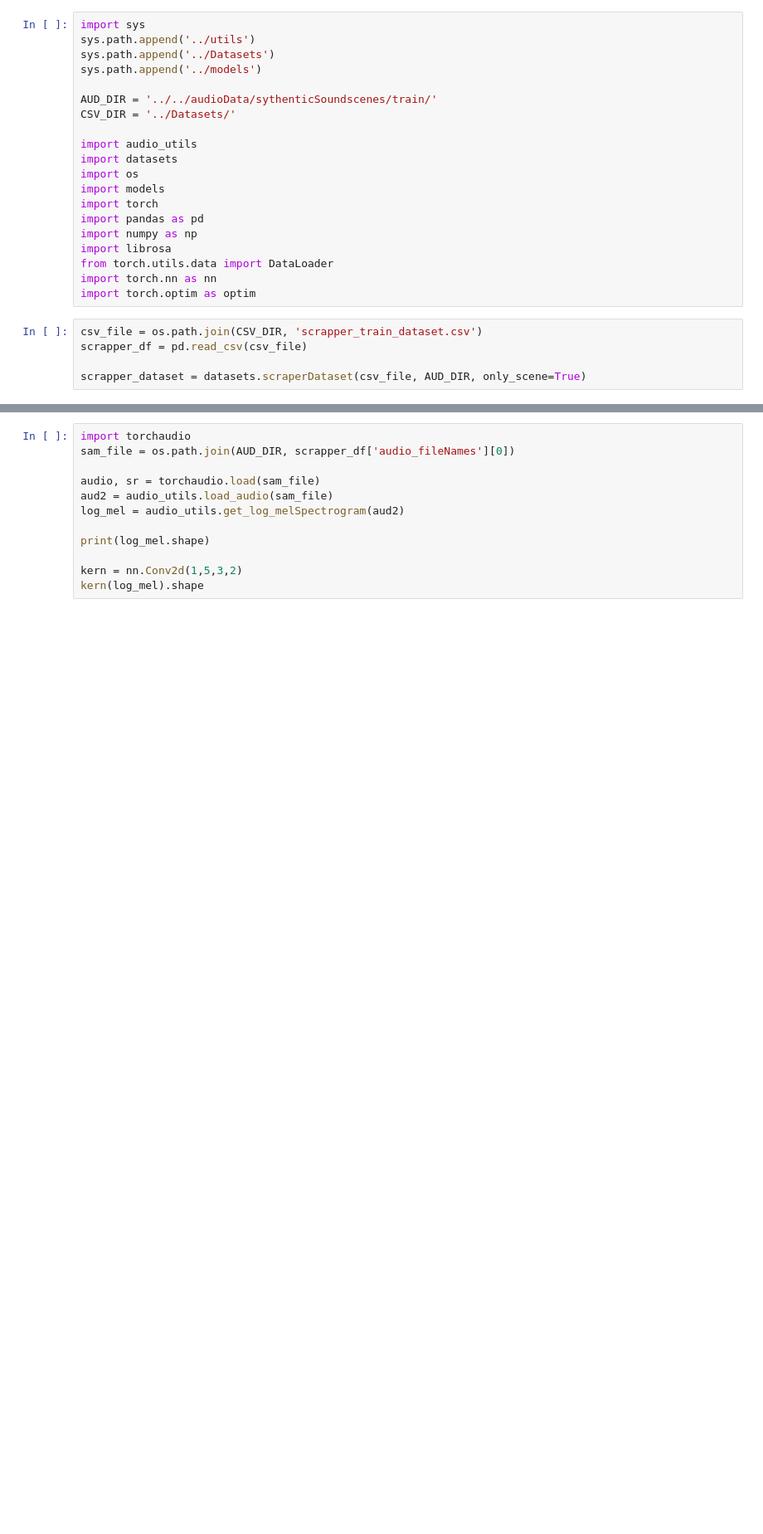
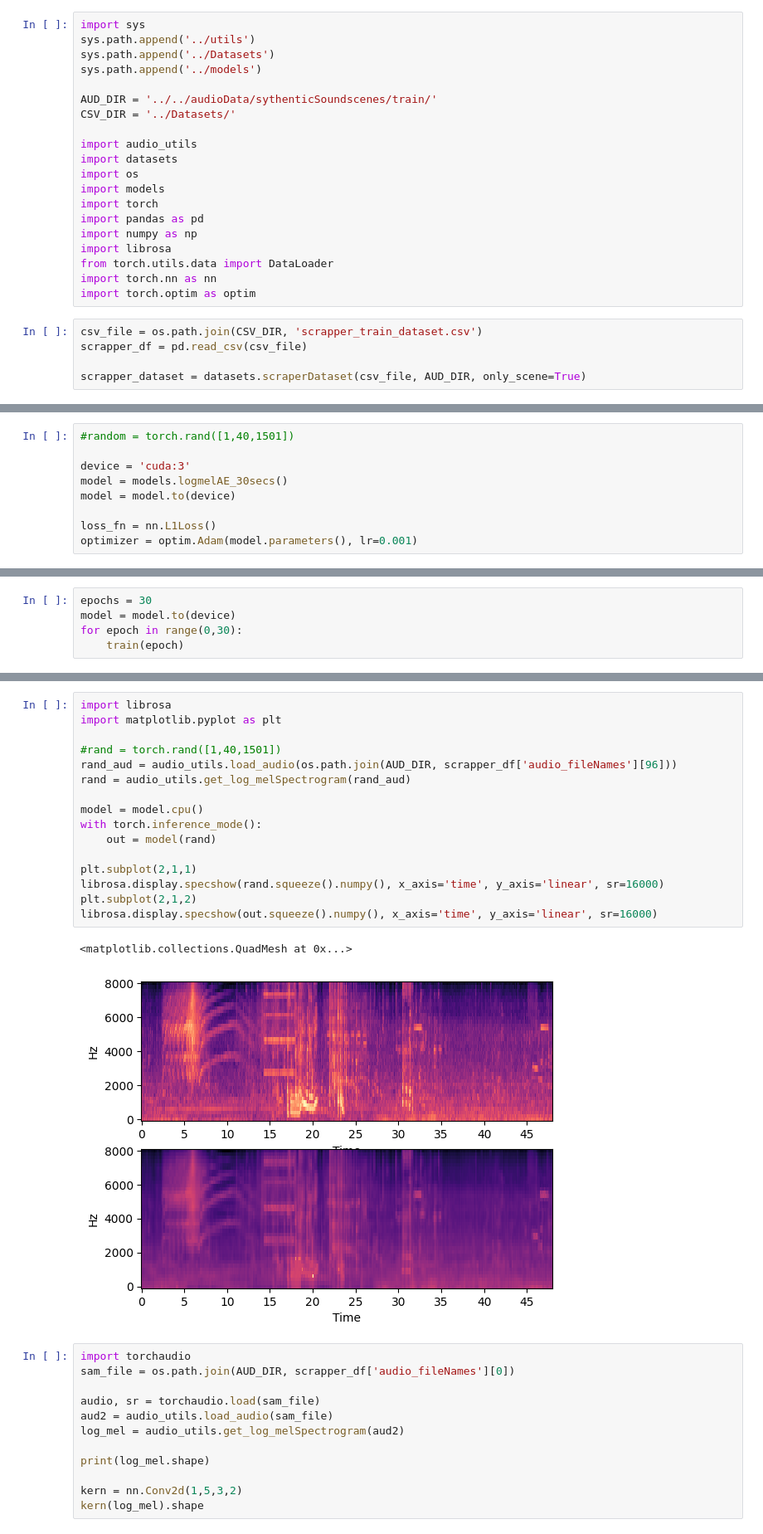
Before and after one commit to darshitttt/ASC_AED_JoinTask, a Jupyter notebook: model_training/AE_training.ipynb, the cells around one changed output, grey strips where cells are left out. Shown at 83% size. Saved outputs shown, nothing was run; the diff lists cells and outputs as text; blank space fills up the shorter version.

Commit message:
Have to rethink the AE model arch

```diff
--- a/model_training/AE_training.ipynb
+++ b/model_training/AE_training.ipynb
@@ -30,0 +30,9 @@ torch.Size([1, 40, 1501])
+# %%
+#random = torch.rand([1,40,1501])
+
+device = 'cuda:3'
+model = models.logmelAE_30secs()
+model = model.to(device)
+
+loss_fn = nn.L1Loss()
+optimizer = optim.Adam(model.parameters(), lr=0.001)
@@ -30,0 +57,5 @@ torch.Size([1, 40, 1501])
+# %%
+epochs = 30
+model = model.to(device)
+for epoch in range(0,30):
+    train(epoch)
@@ -31,3 +80,22 @@ torch.Size([1, 40, 1501])
+# %%
+import librosa
+import matplotlib.pyplot as plt
+
+#rand = torch.rand([1,40,1501])
+rand_aud = audio_utils.load_audio(os.path.join(AUD_DIR, scrapper_df['audio_fileNames'][96]))
+rand = audio_utils.get_log_melSpectrogram(rand_aud)
+
+model = model.cpu()
+with torch.inference_mode():
+    out = model(rand)
+
+plt.subplot(2,1,1)
+librosa.display.specshow(rand.squeeze().numpy(), x_axis='time', y_axis='linear', sr=16000)
+plt.subplot(2,1,2)
+librosa.display.specshow(out.squeeze().numpy(), x_axis='time', y_axis='linear', sr=16000)
+# %% [output]
+<matplotlib.collections.QuadMesh at 0x...>
+[figure, added]
 # %%
 import torchaudio
 sam_file = os.path.join(AUD_DIR, scrapper_df['audio_fileNames'][0])
```
Also changed, not shown: parts of 5 cells of this notebook, 2 other files.
